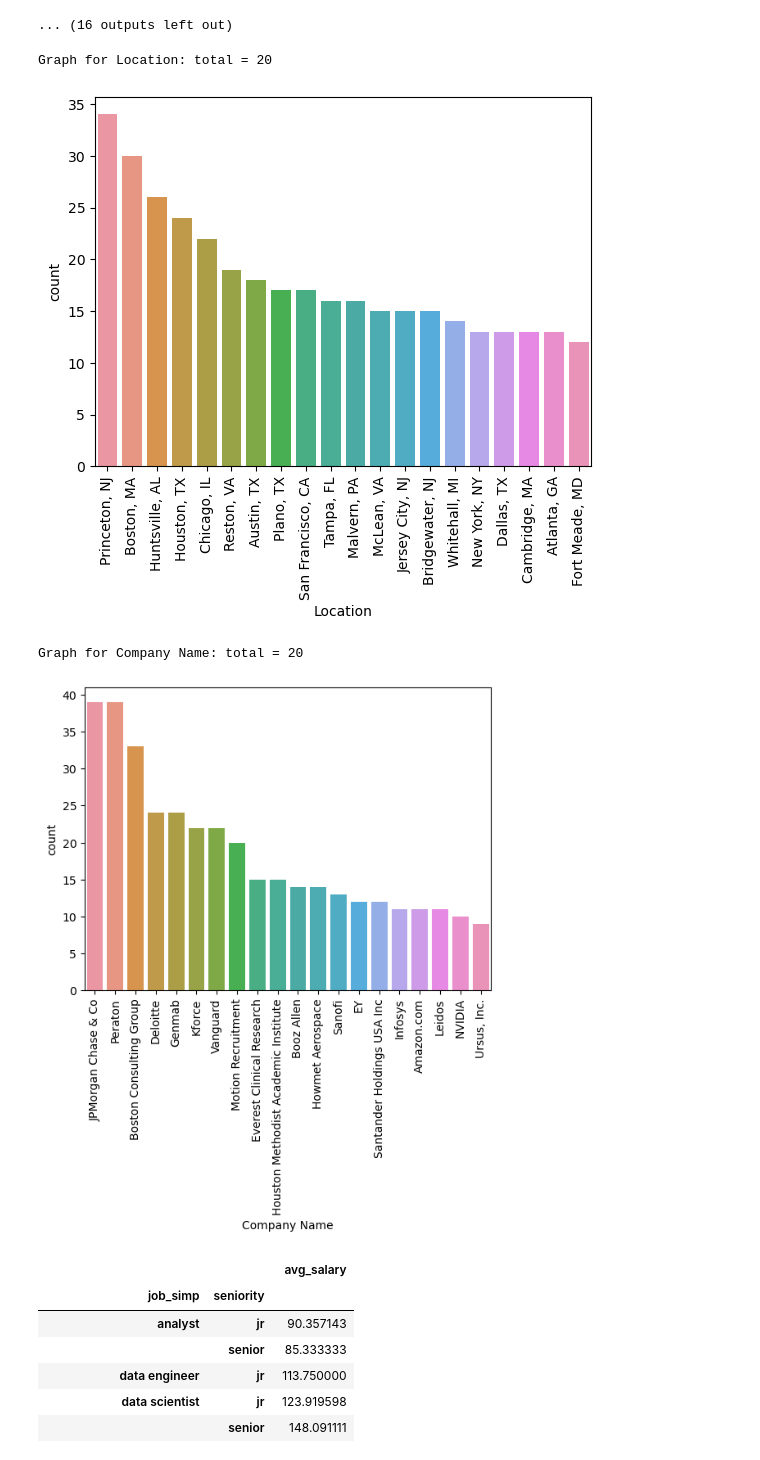
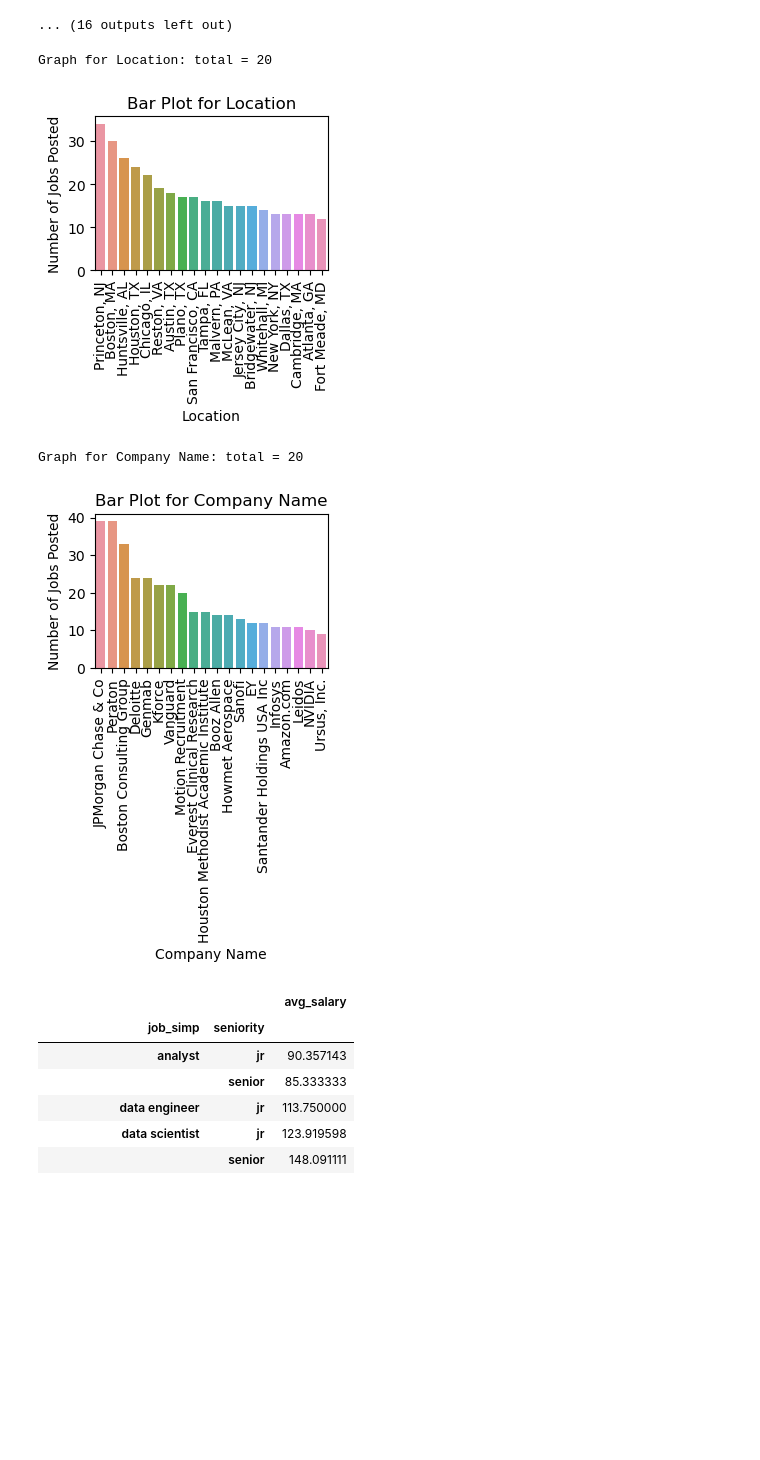
Before and after one commit to thedv/ds_salary_proj, a Jupyter notebook: data_eda.ipynb, the cells around one changed output. Saved outputs shown, nothing was run; the diff lists cells and outputs as text; code cells hidden in the pictures; blank space fills up the shorter version.

Commit message:
minor updates in data_eda file

```diff
--- a/data_eda.ipynb
+++ b/data_eda.ipynb
@@ -177,15 +163,29 @@ Graph for Sector: total = 17
 # %%
 for i in df_cat[['Location', 'Company Name']].columns:
     cat_num = df_cat[i].value_counts()[:20]
     print('Graph for %s: total = %d'%(i,len(cat_num)))
-    chart = sns.barplot(x = cat_num.index, y = cat_num, data = df_cat)
+
+    # Set the size of the plot
+    plt.figure(figsize=(3, 2))  # Adjust width and height as needed
+
+    # Create the bar plot
+    chart = sns.barplot(x=cat_num.index, y=cat_num, data=df_cat)
+
+    # Set labels and title
+    plt.xlabel(i)  # Set the x-axis label
+    plt.ylabel('Number of Jobs Posted')  # Set the y-axis label
+    plt.title('Bar Plot for ' + i)  # Set the title
+
+    # Rotate x-axis labels
     chart.set_xticklabels(chart.get_xticklabels(), rotation=90)
+
+    # Show plot
     plt.show()
 # %% [output]
 Graph for Location: total = 20
-[figure, old version]
+[figure, new version]
 Graph for Company Name: total = 20
-[figure, old version]
+[figure, new version]
 # %%
 pd.pivot_table(df,index = ['job_simp','seniority'], values = 'avg_salary')
 # %% [output]
```
Also changed, not shown: parts of 3 cells of this notebook.
